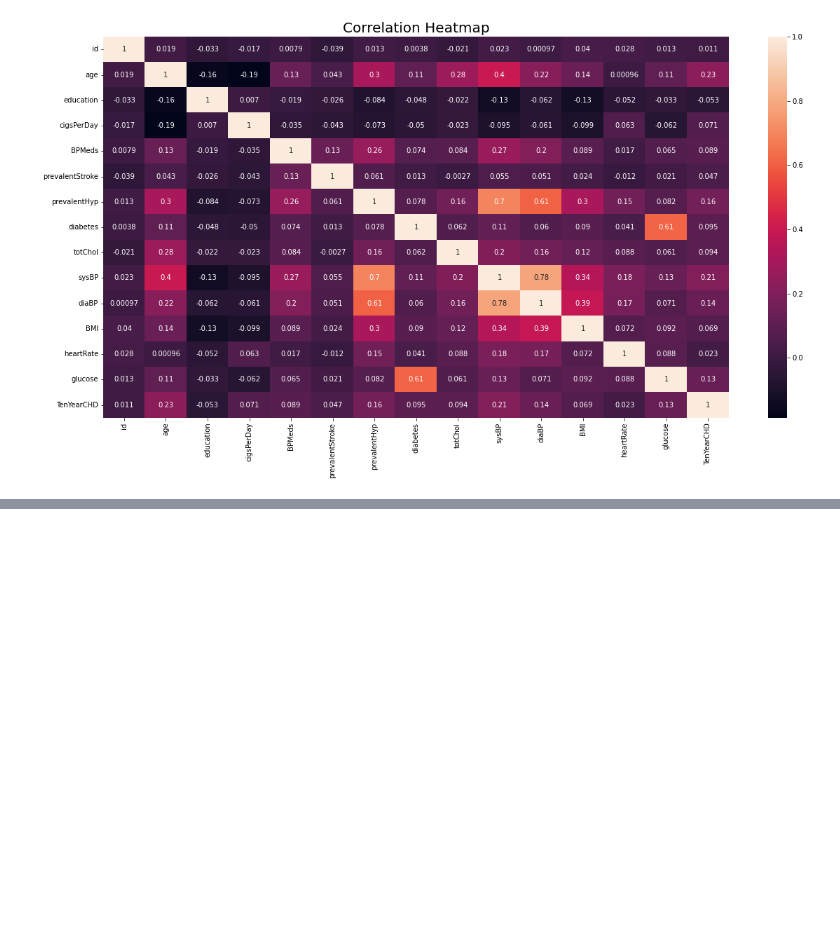
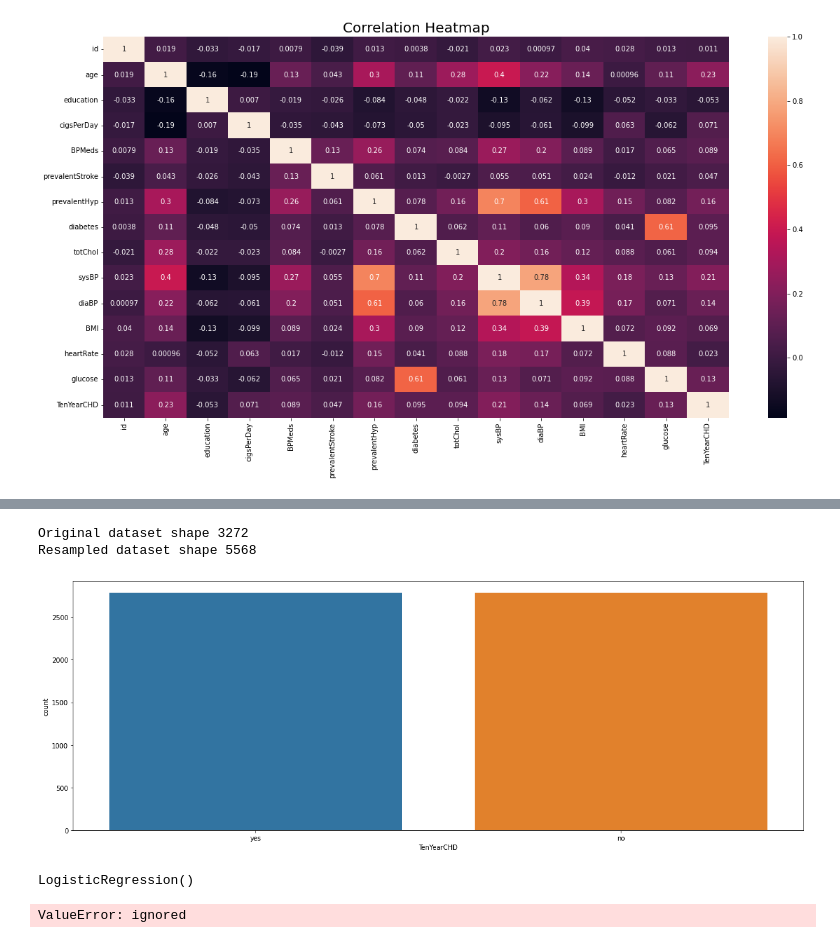
Before and after one commit to saurabhshinkar/CRP, a Jupyter notebook: Cardiovascular_Risk_prediction_Saurabh_Shinkar.ipynb, the cells around one changed output, grey strips where cells are left out. Drawn from its saved outputs; the diff is of its cells as text; code cells hidden in the pictures; blank space fills up the shorter version.

```diff
--- a/Cardiovascular_Risk_prediction_Saurabh_Shinkar.ipynb
+++ b/Cardiovascular_Risk_prediction_Saurabh_Shinkar.ipynb
@@ -440,0 +471,8 @@ Text(0.5, 1.0, 'Correlation Heatmap')
+# %%
+#dependant variable
+Y=data['TenYearCHD']
+
+#independant variable
+df=data.copy()
+df.drop(columns=['TenYearCHD'],axis=1,inplace=True)
+X=df
@@ -440,0 +502,20 @@ Text(0.5, 1.0, 'Correlation Heatmap')
+# %%
+from imblearn.over_sampling import SMOTE
+
+smote = SMOTE()
+
+# fit predictor and target variable
+x_smote, y_smote = smote.fit_resample(X, Y)
+
+print('Original dataset shape', len(data))
+print('Resampled dataset shape', len(y_smote))
+# %% [output]
+Original dataset shape 3272
+Resampled dataset shape 5568
+# %%
+# visualize the target variable
+g = sns.countplot(y_smote)
+g.set_xticklabels(['yes','no'])
+plt.show()
+# %% [output]
+[figure, added]
@@ -440,0 +530,8 @@ Text(0.5, 1.0, 'Correlation Heatmap')
+# %%
+from sklearn.linear_model import LogisticRegression
+# Instantiation
+logistic= LogisticRegression()
+# Fitting the model
+logistic.fit(X_smote, y_smote)
+# %% [output]
+LogisticRegression()
@@ -440,0 +542,4 @@ Text(0.5, 1.0, 'Correlation Heatmap')
+# %%
+logistic.score(y_test,y_pred_test)
+# %% [output]
+ValueError: ignored
```
Also changed, not shown: parts of 19 cells of this notebook.
